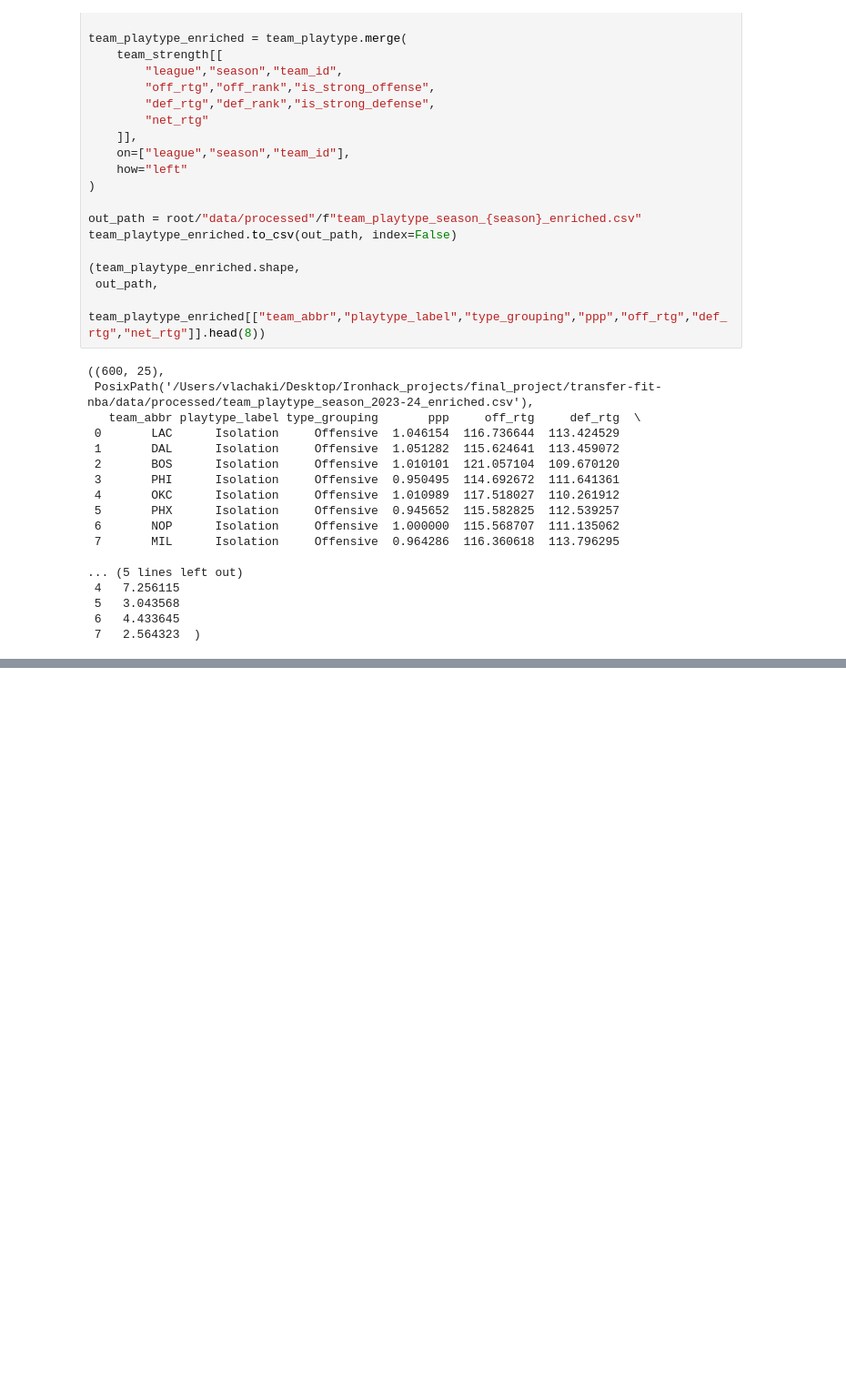
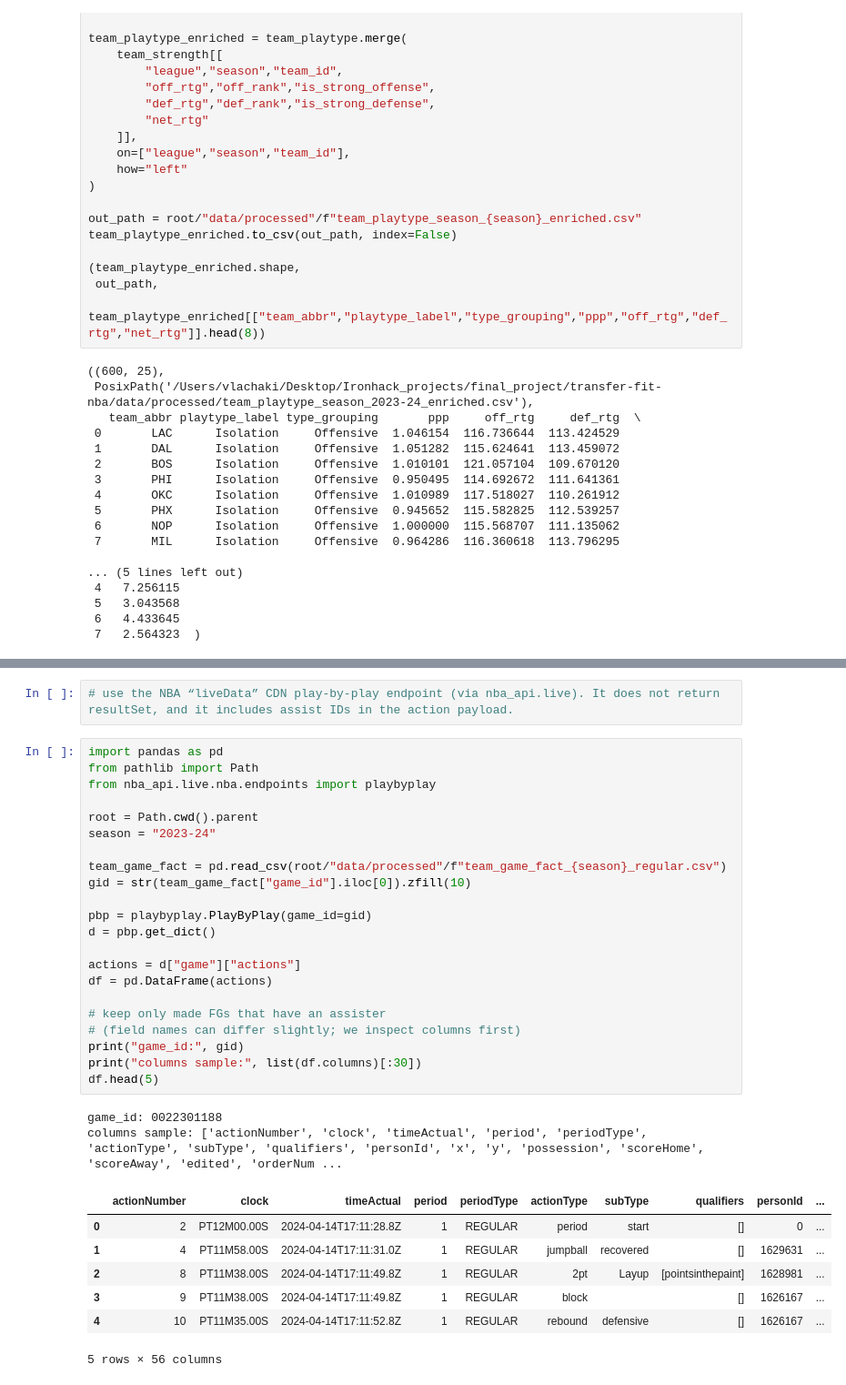
Before and after one commit to ChVlachakis/transfer-fit-nba, a Jupyter notebook: notebooks/00_ingest_entities.ipynb, the cells around one changed output, grey strips where cells are left out. Shown at 91% size. Saved outputs shown, nothing was run; the diff lists cells and outputs as text; blank space fills up the shorter version.

```diff
--- a/notebooks/00_ingest_entities.ipynb
+++ b/notebooks/00_ingest_entities.ipynb
@@ -3597,0 +4073,34 @@ team_playtype_enriched.to_csv(out_path, index=False)
+# %%
+# use the NBA “liveData” CDN play-by-play endpoint (via nba_api.live). It does not return resultSet, and it includes assist IDs in the action payload.
+# %%
+import pandas as pd
+from pathlib import Path
+from nba_api.live.nba.endpoints import playbyplay
+
+root = Path.cwd().parent
+season = "2023-24"
+
+team_game_fact = pd.read_csv(root/"data/processed"/f"team_game_fact_{season}_regular.csv")
+gid = str(team_game_fact["game_id"].iloc[0]).zfill(10)
+
+pbp = playbyplay.PlayByPlay(game_id=gid)
+d = pbp.get_dict()
+
+actions = d["game"]["actions"]
+df = pd.DataFrame(actions)
+
+# keep only made FGs that have an assister
+# (field names can differ slightly; we inspect columns first)
+print("game_id:", gid)
+print("columns sample:", list(df.columns)[:30])
+df.head(5)
+# %% [output]
+game_id: 0022301188
+columns sample: ['actionNumber', 'clock', 'timeActual', 'period', 'periodType', 'actionType', 'subType', 'qualifiers', 'personId', 'x', 'y', 'possession', 'scoreHome', 'scoreAway', 'edited', 'orderNum ...
+|  | actionNumber | clock | timeActual | period | periodType | actionType | subType | qualifiers | personId | ... |
+| 0 | 2 | PT12M00.00S | 2024-04-14T17:11:28.8Z | 1 | REGULAR | period | start | [] | 0 | ... |
+| 1 | 4 | PT11M58.00S | 2024-04-14T17:11:31.0Z | 1 | REGULAR | jumpball | recovered | [] | 1629631 | ... |
+| 2 | 8 | PT11M38.00S | 2024-04-14T17:11:49.8Z | 1 | REGULAR | 2pt | Layup | [pointsinthepaint] | 1628981 | ... |
+| 3 | 9 | PT11M38.00S | 2024-04-14T17:11:49.8Z | 1 | REGULAR | block |  | [] | 1626167 | ... |
+| 4 | 10 | PT11M35.00S | 2024-04-14T17:11:52.8Z | 1 | REGULAR | rebound | defensive | [] | 1626167 | ... |
+5 rows × 56 columns
```
Also changed, not shown: parts of 21 cells of this notebook, 1 other file.
